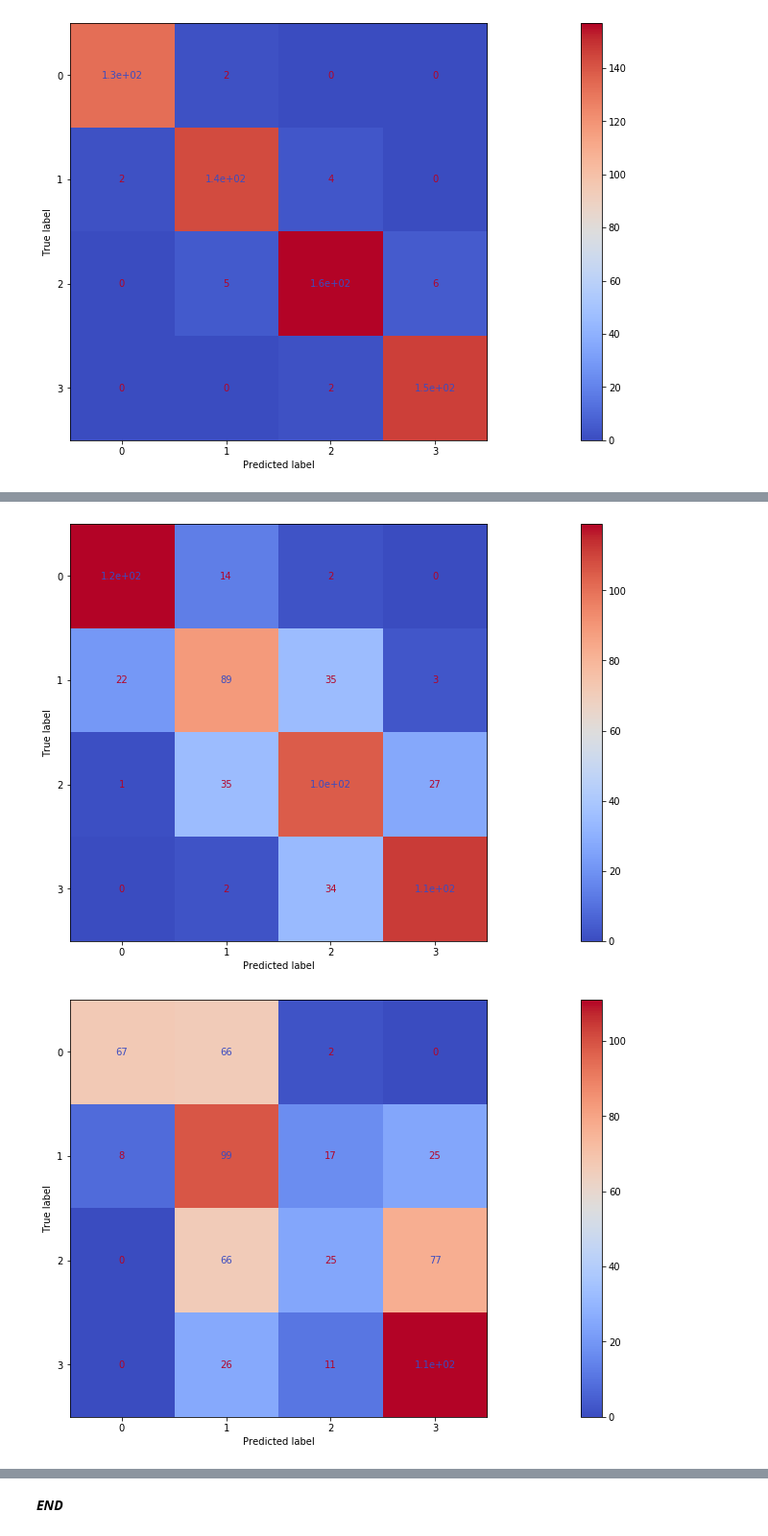
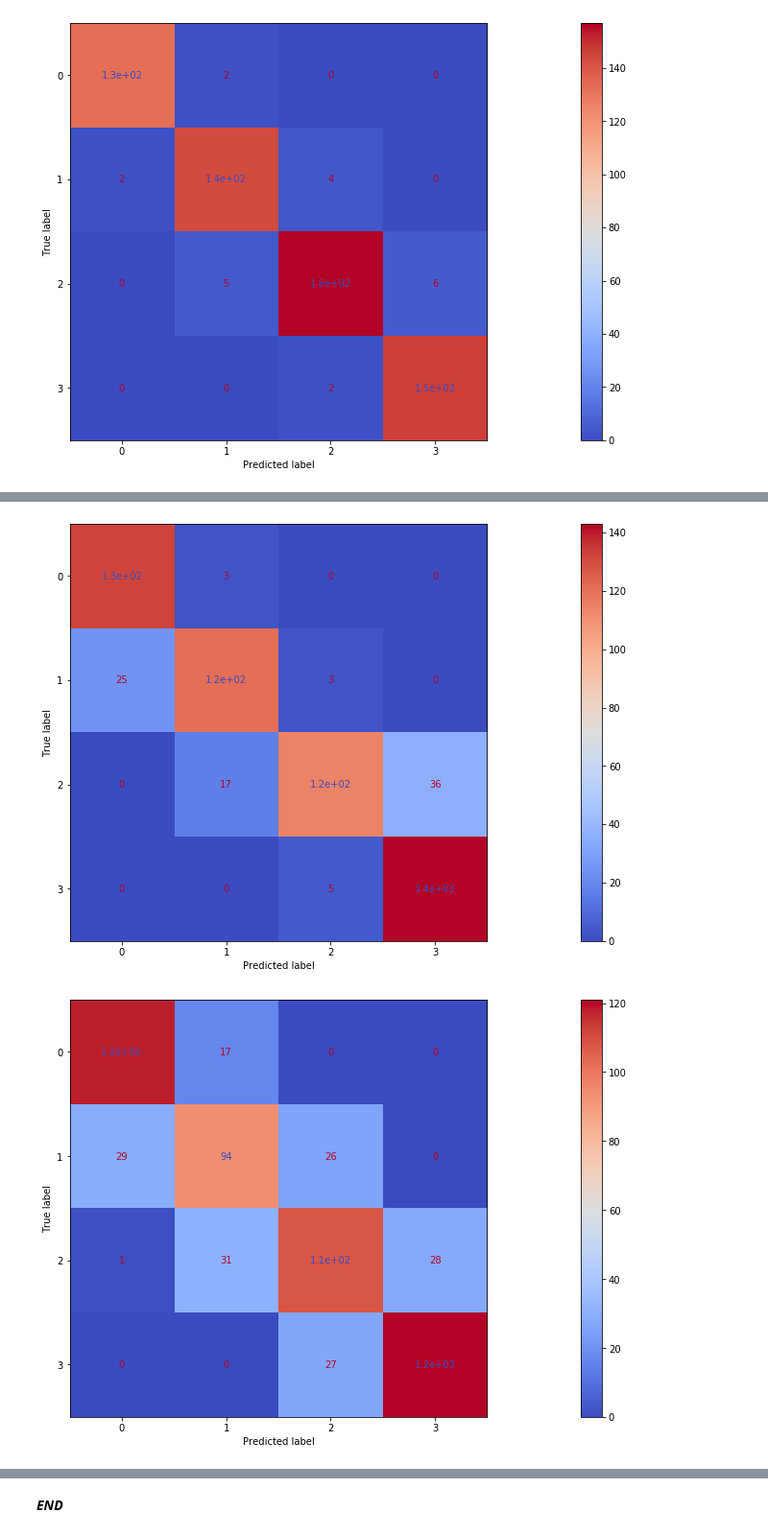
Before and after one commit to WillArevalo/Machine_Learning_works, a Jupyter notebook: SVM_n_NN.ipynb, the cells around one changed output, grey strips where cells are left out. Shown at 96% size. Cells and saved outputs as stored; diff of their text form; code cells hidden in the pictures.

```diff
--- a/SVM_n_NN.ipynb
+++ b/SVM_n_NN.ipynb
@@ -283,8 +326,21 @@ NN_parameters = {'hidden_layer_sizes':layers_list,
                  'activation':['tanh', 'relu'],
                  'solver':['sgd','adam'],
                  'learning_rate':['constant','adaptive'],
-                 'batch_size':[20,50,100],
+                 'batch_size':[5,10,20,50],
                  'max_iter':[100,200,300,500]}
+# %%
+from sklearn.preprocessing import StandardScaler
+scaler = StandardScaler()
+# %%
+#Rescale
+scaler.fit(X_train[X_train.columns])
+
+X_train_scaled = X_train.copy()
+X_train_scaled[X_train.columns] = scaler.transform(X_train[X_train.columns])
+
+
+X_test_scaled = X_test.copy()
+X_test_scaled[X_test.columns] = scaler.transform(X_test[X_test.columns])
 # %%
 # Train with all features
 
@@ -316,7 +360,7 @@ Best NNclf1  0.6699999999999999 {'activation': 'relu', 'batch_size': 20, 'hidden
 # Train with only best corr features
 
 NNclf2 = GridSearchCV(MLPClassifier(early_stopping=True, tol=1e-6), NN_parameters, n_jobs=4, cv=5, verbose=1) #5 kfolds
-NNclf2.fit(X=X_train[clf_best_cols], y=y_train['price_range'])
+NNclf2.fit(X=X_train_scaled[clf_best_cols], y=y_train['price_range'])
 NNclf_model2 = NNclf2.best_estimator_
 print('Best NNclf2 ', NNclf2.best_score_, NNclf2.best_params_)
 # %% [output]
@@ -395,11 +453,11 @@ plot_confusion_matrix(SVC_model2, X_test[clf_best_cols], y_test['price_range'],
 # %%
-plot_confusion_matrix(NNclf_model1, X_test, y_test['price_range'], cmap='coolwarm');
+plot_confusion_matrix(NNclf_model1, X_test_scaled, y_test['price_range'], cmap='coolwarm');
 # %% [output]
-[figure, old version]
+[figure, new version]
 # %%
-plot_confusion_matrix(NNclf_model2, X_test[clf_best_cols], y_test['price_range'], cmap='coolwarm');
+plot_confusion_matrix(NNclf_model2, X_test_scaled[clf_best_cols], y_test['price_range'], cmap='coolwarm');
 # %% [output]
-[figure, old version]
+[figure, new version]
 # %%
 f1_clf_scores = dict()
 for i,j in predict_clf_dict.items():
```
Also changed, not shown: parts of 22 cells of this notebook.
